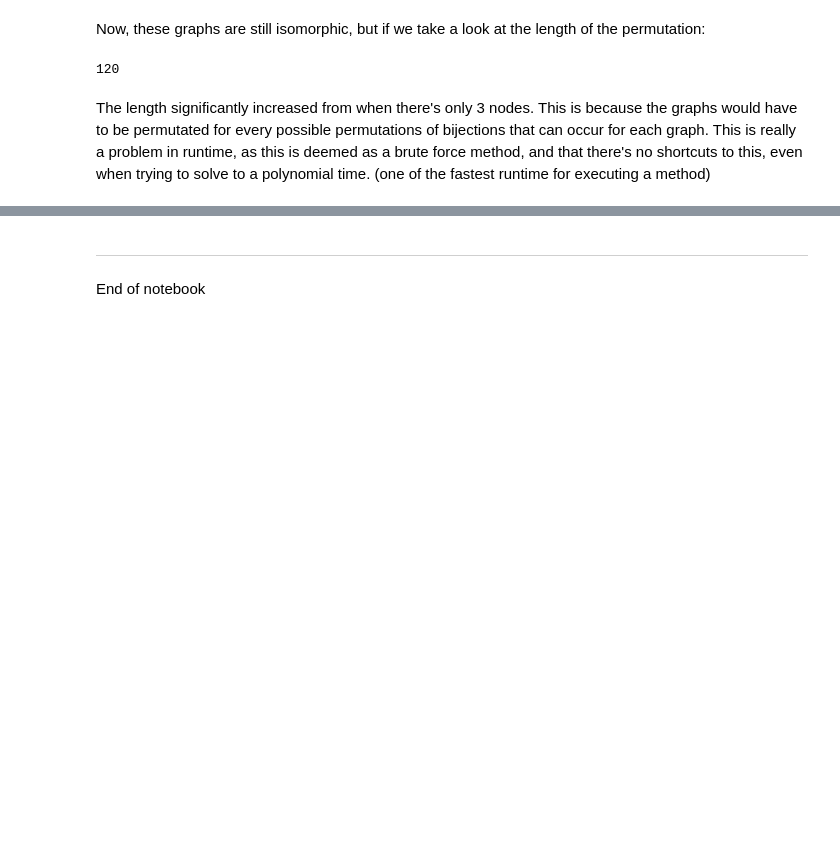
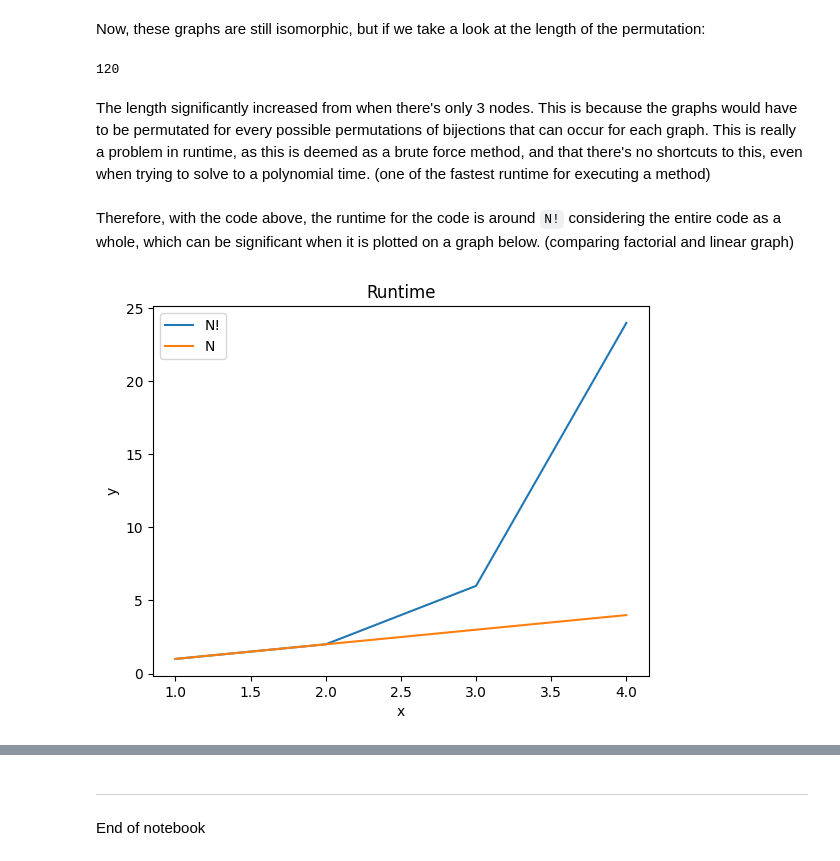
Before and after one commit to duechayapolgmit/GraphTheoryProject2022, a Jupyter notebook: graph_isomorphism.ipynb, the cells around one changed output, grey strips where cells are left out. Saved outputs shown, nothing was run; the diff lists cells and outputs as text; code cells hidden in the pictures; blank space fills up the shorter version.

Commit message:
attempt for graph isomorphism

```diff
--- a/graph_isomorphism.ipynb
+++ b/graph_isomorphism.ipynb
@@ -221,3 +221,26 @@ len(HP)
 120
 # %% [markdown]
 The length significantly increased from when there's only 3 nodes. This is because the graphs would have to be permutated for every possible permutations of bijections that can occur for each graph. This is really a problem in runtime, as this is deemed as a brute force method, and that there's no shortcuts to this, even when trying to solve to a polynomial time. (one of the fastest runtime for executing a method)
+# %% [markdown]
+Therefore, with the code above, the runtime for the code is around `N!` considering the entire code as a whole, which can be significant when it is plotted on a graph below. (comparing factorial and linear graph)
+# %%
+import numpy as np
+import matplotlib.pyplot as plt
+
+# generate x values
+x = list(range(1, 5))
+# generate factorial values
+factorial = list()
+for num in x:
+    factorial.append(np.math.factorial(num))
+
+# Plot the graphs
+plt.plot(x, factorial, label='N!')
+plt.plot(x, x, label='N')
+plt.legend()
+plt.xlabel('x')
+plt.ylabel('y')
+plt.title('Runtime')
+plt.show()
+# %% [output]
+[figure, added]
```
Also changed, not shown: parts of 2 cells of this notebook.
